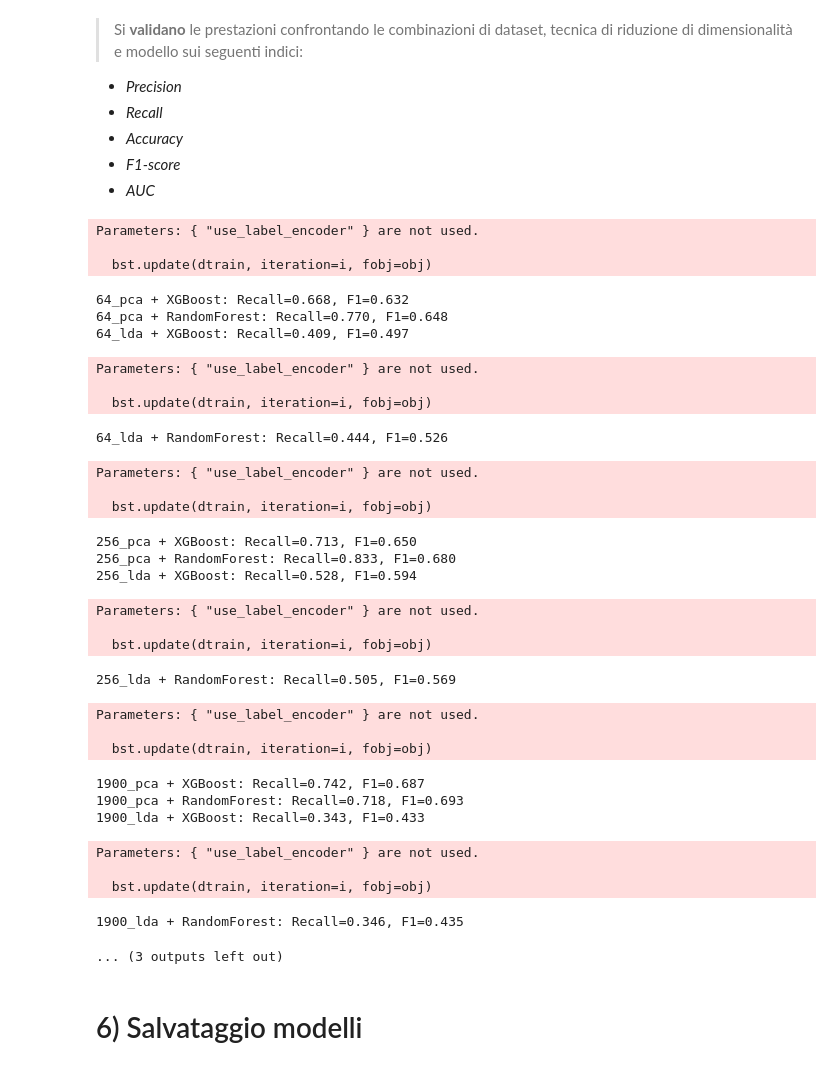
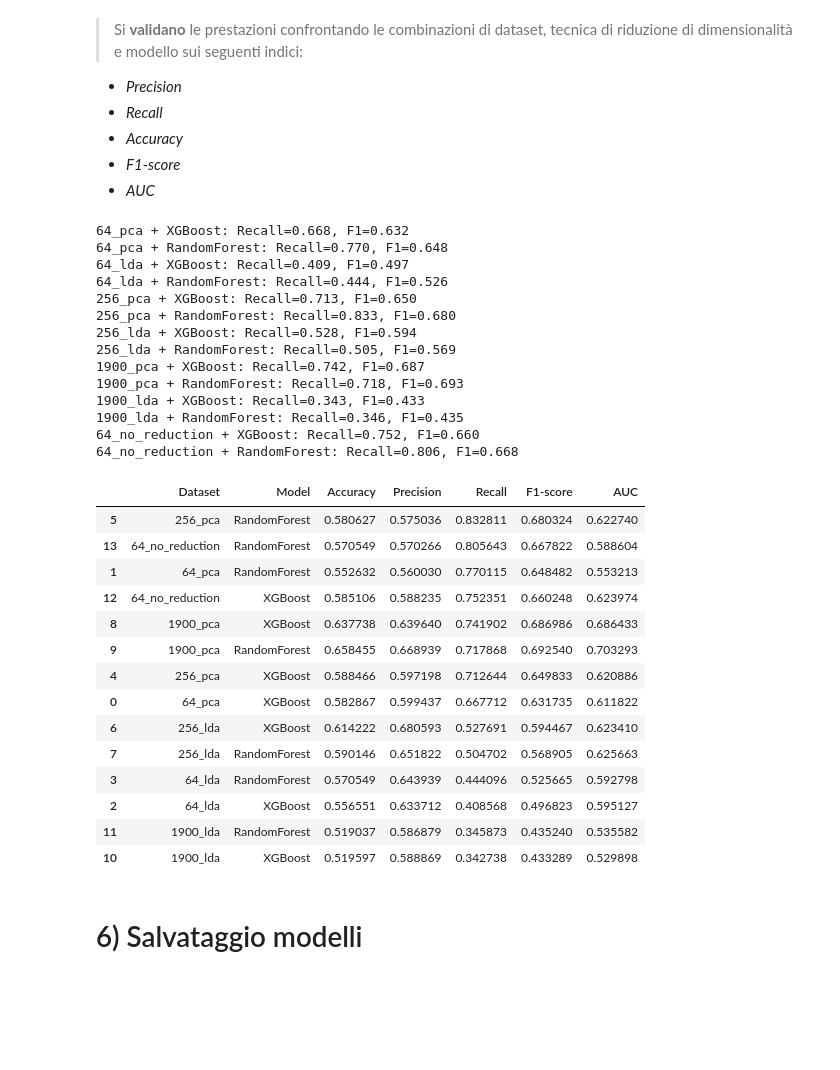
Before and after one commit to FrancescoBernini/Bioactivity-prediction, a Jupyter notebook: main.ipynb, the cells around one changed output. Cells and saved outputs as stored; diff of their text form; code cells hidden in the pictures; blank space fills up the shorter version.

Commit message:
Warning label rimossi e gitignore.

```diff
--- a/main.ipynb
+++ b/main.ipynb
@@ -553,13 +553,14 @@ trained_models = {}
 
 # Encoder per convertire le label in numeri (necessario per XGBoost)
 label_encoder = LabelEncoder()
+label_encoder.fit(['active', 'inactive'])
 
 for dataset_name, data in reduced_datasets.items():
     X_train, X_test = data['X_train'], data['X_test']
     y_train_raw, y_test_raw = data['y_train'], data['y_test']
 
     # Converto le label in numeri
-    y_train = label_encoder.fit_transform(y_train_raw)
+    y_train = label_encoder.transform(y_train_raw)
     y_test = label_encoder.transform(y_test_raw)
 
     for model_name, model in models.items():
@@ -569,64 +570,62 @@ for dataset_name, data in reduced_datasets.items():
         # Training
         clf.fit(X_train, y_train)
 
         # Predizioni
         y_pred = clf.predict(X_test)
         y_pred_proba = clf.predict_proba(X_test)[:, 1] if hasattr(clf, 'predict_proba') else None
 
         # Indice della classe 'active'
         active_idx = list(label_encoder.classes_).index('active')
 
         # Calcolo metriche
         metrics = {
             'Dataset': dataset_name,
             'Model': model_name,
             'Accuracy': accuracy_score(y_test, y_pred),
             'Precision': precision_score(y_test, y_pred, pos_label=active_idx),
             'Recall': recall_score(y_test, y_pred, pos_label=active_idx),
             'F1-score': f1_score(y_test, y_pred, pos_label=active_idx),
             'AUC': roc_auc_score(y_test, y_pred_proba) if y_pred_proba is not None else None
         }
         results.append(metrics)
         trained_models[f'{dataset_name}_{model_name}'] = clf
 
         print(f"{dataset_name} + {model_name}: Recall={metrics['Recall']:.3f}, F1={metrics['F1-score']:.3f}")
 
 # Creo DataFrame con i risultati
 df_results = pd.DataFrame(results)
 df_results = df_results.sort_values('Recall', ascending=False)
 display(df_results)
 # %% [output]
-Parameters: { "use_label_encoder" } are not used.
-
-  bst.update(dtrain, iteration=i, fobj=obj)
+64_pca + XGBoost: Recall=0.668, F1=0.632
+64_pca + RandomForest: Recall=0.770, F1=0.648
+64_lda + XGBoost: Recall=0.409, F1=0.497
+64_lda + RandomForest: Recall=0.444, F1=0.526
+256_pca + XGBoost: Recall=0.713, F1=0.650
+256_pca + RandomForest: Recall=0.833, F1=0.680
+256_lda + XGBoost: Recall=0.528, F1=0.594
+256_lda + RandomForest: Recall=0.505, F1=0.569
+1900_pca + XGBoost: Recall=0.742, F1=0.687
+1900_pca + RandomForest: Recall=0.718, F1=0.693
+1900_lda + XGBoost: Recall=0.343, F1=0.433
+1900_lda + RandomForest: Recall=0.346, F1=0.435
+64_no_reduction + XGBoost: Recall=0.752, F1=0.660
+64_no_reduction + RandomForest: Recall=0.806, F1=0.668
-64_pca + XGBoost: Recall=0.668, F1=0.632
-64_pca + RandomForest: Recall=0.770, F1=0.648
-64_lda + XGBoost: Recall=0.409, F1=0.497
-Parameters: { "use_label_encoder" } are not used.
-
-  bst.update(dtrain, iteration=i, fobj=obj)
-64_lda + RandomForest: Recall=0.444, F1=0.526
-Parameters: { "use_label_encoder" } are not used.
-
-  bst.update(dtrain, iteration=i, fobj=obj)
-256_pca + XGBoost: Recall=0.713, F1=0.650
-256_pca + RandomForest: Recall=0.833, F1=0.680
-256_lda + XGBoost: Recall=0.528, F1=0.594
-Parameters: { "use_label_encoder" } are not used.
-
-  bst.update(dtrain, iteration=i, fobj=obj)
-256_lda + RandomForest: Recall=0.505, F1=0.569
-Parameters: { "use_label_encoder" } are not used.
-
-  bst.update(dtrain, iteration=i, fobj=obj)
-1900_pca + XGBoost: Recall=0.742, F1=0.687
-1900_pca + RandomForest: Recall=0.718, F1=0.693
-1900_lda + XGBoost: Recall=0.343, F1=0.433
-Parameters: { "use_label_encoder" } are not used.
-
-  bst.update(dtrain, iteration=i, fobj=obj)
-1900_lda + RandomForest: Recall=0.346, F1=0.435
-... (3 outputs left out)
+|  | Dataset | Model | Accuracy | Precision | Recall | F1-score | AUC |
+| 5 | 256_pca | RandomForest | 0.580627 | 0.575036 | 0.832811 | 0.680324 | 0.622740 |
+| 13 | 64_no_reduction | RandomForest | 0.570549 | 0.570266 | 0.805643 | 0.667822 | 0.588604 |
+| 1 | 64_pca | RandomForest | 0.552632 | 0.560030 | 0.770115 | 0.648482 | 0.553213 |
+| 12 | 64_no_reduction | XGBoost | 0.585106 | 0.588235 | 0.752351 | 0.660248 | 0.623974 |
+| 8 | 1900_pca | XGBoost | 0.637738 | 0.639640 | 0.741902 | 0.686986 | 0.686433 |
+| 9 | 1900_pca | RandomForest | 0.658455 | 0.668939 | 0.717868 | 0.692540 | 0.703293 |
+| 4 | 256_pca | XGBoost | 0.588466 | 0.597198 | 0.712644 | 0.649833 | 0.620886 |
+| 0 | 64_pca | XGBoost | 0.582867 | 0.599437 | 0.667712 | 0.631735 | 0.611822 |
+| 6 | 256_lda | XGBoost | 0.614222 | 0.680593 | 0.527691 | 0.594467 | 0.623410 |
+| 7 | 256_lda | RandomForest | 0.590146 | 0.651822 | 0.504702 | 0.568905 | 0.625663 |
+| 3 | 64_lda | RandomForest | 0.570549 | 0.643939 | 0.444096 | 0.525665 | 0.592798 |
+| 2 | 64_lda | XGBoost | 0.556551 | 0.633712 | 0.408568 | 0.496823 | 0.595127 |
+| 11 | 1900_lda | RandomForest | 0.519037 | 0.586879 | 0.345873 | 0.435240 | 0.535582 |
+| 10 | 1900_lda | XGBoost | 0.519597 | 0.588869 | 0.342738 | 0.433289 | 0.529898 |
 # %% [markdown]
 # 6) Salvataggio modelli
 # %%
```
Also changed, not shown: 1 other file.
